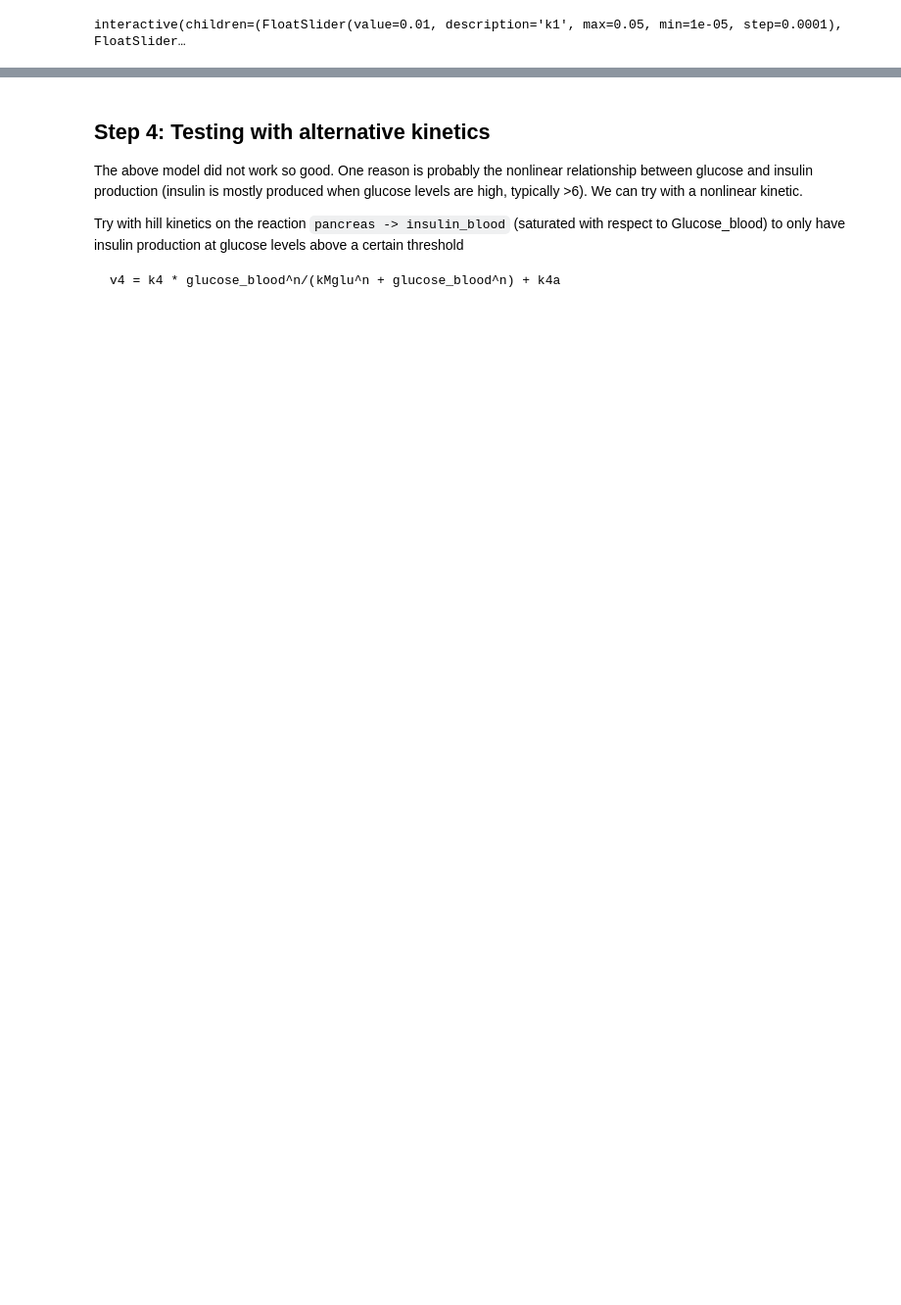
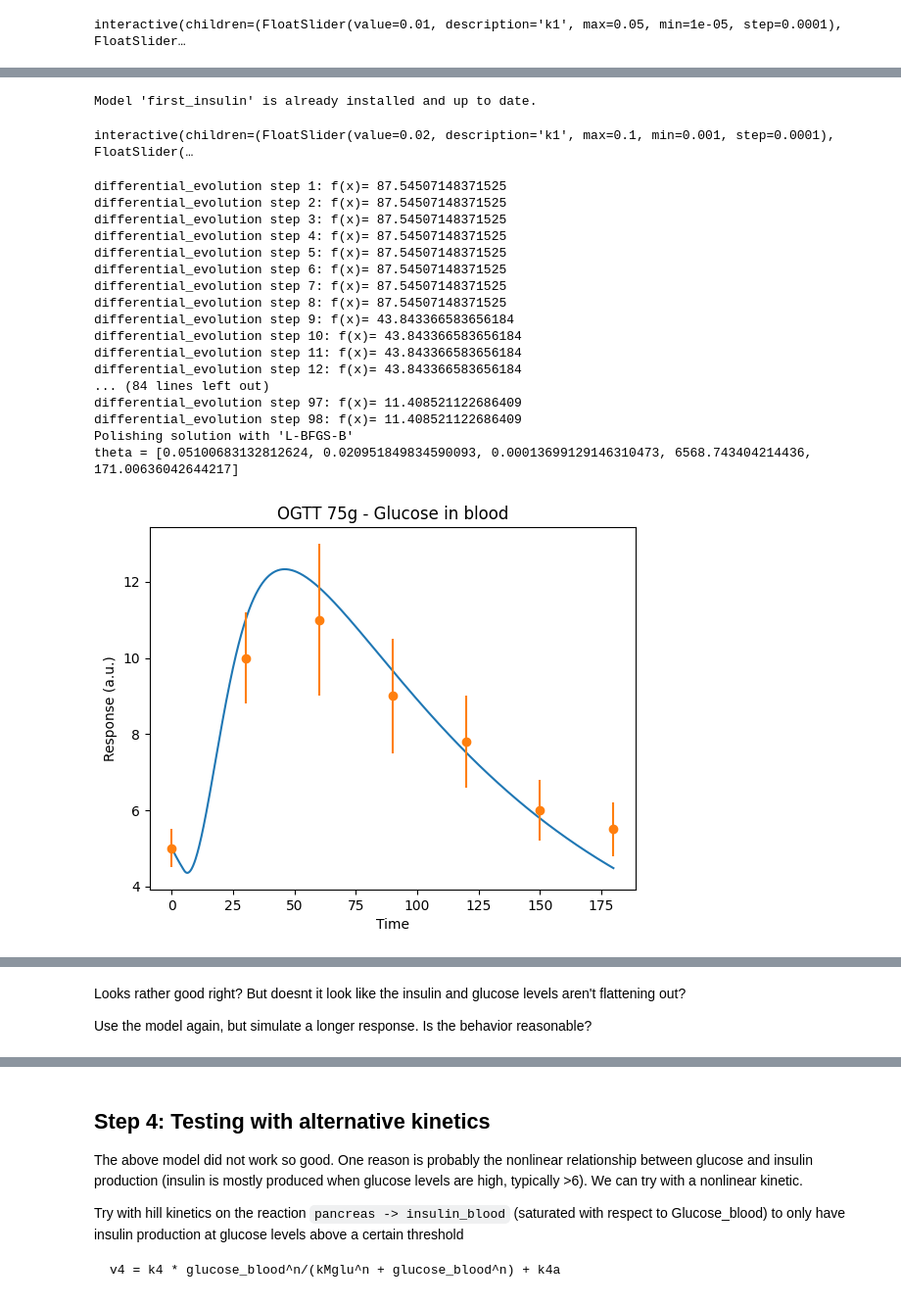
Before and after one commit to willov/modelling_example, a Jupyter notebook: introduction_example.ipynb, the cells around one changed output, grey strips where cells are left out. Shown at 98% size. Saved outputs shown, nothing was run; the diff lists cells and outputs as text; code cells hidden in the pictures; blank space fills up the shorter version.

Commit message:
Revised the model

````diff
--- a/introduction_example.ipynb
+++ b/introduction_example.ipynb
@@ -289,3 +262,69 @@ v4 = k4 * glucose_blood
 v5 = k5 * insulin_blood
 
 ```
+# %%
+# Install/load the model (note that the notebook must be restarted if the model file is updated)
+sund.installModel('models/first_insulin.txt')
+First_insulin = sund.importModel('first_insulin')
+first_insulin = First_insulin() # get the object from the model class
+
+theta0 = [0.01, 0.03, 0.01, 0.03, 1]
+# theta0= [0.02, 0.05, 0.0001, 30000, 750] # A known solution from the optimization above
+theta0= [0.02, 0.05, 0.0001, 20000, 850] # A known solution from the optimization above
+# theta0= [0.02116556130636561, 0.05065273217459981, 0.00013656522618978048, 29026.238494314388, 756.5170187028791] # A known solution from the optimization above
+
+feature_indices = {k:i for i,k in enumerate(first_insulin.featurenames)}
+
+sims_first_insulin = {}
+sims_first_insulin["OGTT 75g"] = setup_simulation(first_insulin, glucose = DATA["OGTT 75g"]["input"]["glucose"])
+# %% [output]
+Model 'first_insulin' is already installed and up to date.
+# %%
+# Setup sliders
+
+k1_slider = widgets.FloatSlider(min=0.001, max=0.1, step=0.0001, value=theta0[0])
+k2_slider = widgets.FloatSlider(min=0.001, max=1, step=0.001, value=theta0[1])
+k3_slider = widgets.FloatSlider(min=0.00001, max=0.001, step=0.00001, value=theta0[2])
+k4_slider = widgets.FloatSlider(min=1, max=50000, step=1, value=theta0[3])
+k5_slider = widgets.FloatSlider(min=1, max=1000, step=1, value=theta0[4])
+
+# Simulate and plot
+time = np.linspace(0, 180, 1000)
+@interact(k1=k1_slider, k2=k2_slider, k3=k3_slider, k4=k4_slider, k5=k5_slider)
+def handle_input(k1=0.2, k2=0.1, k3=0.2, k4=0.1, k5=0.05):
+    simulate_and_plot(sims_first_insulin, [k1,k2, k3, k4, k5])
+# %% [output]
+interactive(children=(FloatSlider(value=0.02, description='k1', max=0.1, min=0.001, step=0.0001), FloatSlider(…
+# %%
+# Optimize the parameter values (only to get a possible solution, students will use sliders)
+
+theta = [k1_slider.value, k2_slider.value, k3_slider.value, k4_slider.value, k5_slider.value]
+
+bounds = Bounds([np.log(1e-6)]*len(theta), [np.log(1e6)]*len(theta))
+theta0_log = np.log(theta)
+result = differential_evolution(cost_log, bounds, x0 = theta0_log, args=(sims_first_insulin,DATA), maxiter=1000, disp=True)
+result['x'] = np.exp(result['x']).tolist()
+theta = result["x"]
+print(f"theta = {theta}")
+
+# theta= [0.02116556130636561, 0.05065273217459981, 0.00013656522618978048, 29026.238494314388, 756.5170187028791] # A known solution from the optimization above
+simulate_and_plot(sims_first_insulin, theta)
+# %% [output]
+differential_evolution step 1: f(x)= 87.54507148371525
+differential_evolution step 2: f(x)= 87.54507148371525
+differential_evolution step 3: f(x)= 87.54507148371525
+differential_evolution step 4: f(x)= 87.54507148371525
+differential_evolution step 5: f(x)= 87.54507148371525
+differential_evolution step 6: f(x)= 87.54507148371525
+differential_evolution step 7: f(x)= 87.54507148371525
+differential_evolution step 8: f(x)= 87.54507148371525
+differential_evolution step 9: f(x)= 43.843366583656184
+differential_evolution step 10: f(x)= 43.843366583656184
+differential_evolution step 11: f(x)= 43.843366583656184
+differential_evolution step 12: f(x)= 43.843366583656184
+... (84 lines left out)
+differential_evolution step 97: f(x)= 11.408521122686409
+differential_evolution step 98: f(x)= 11.408521122686409
+Polishing solution with 'L-BFGS-B'
+theta = [0.05100683132812624, 0.020951849834590093, 0.00013699129146310473, 6568.743404214436, 171.00636042644217]
+[figure, added]
@@ -291,0 +332,4 @@ v5 = k5 * insulin_blood
+# %% [markdown]
+Looks rather good right? But doesnt it look like the insulin and glucose levels aren't flattening out?
+
+Use the model again, but simulate a longer response. Is the behavior reasonable?
````
Also changed, not shown: parts of 25 cells of this notebook, 1 other file.
